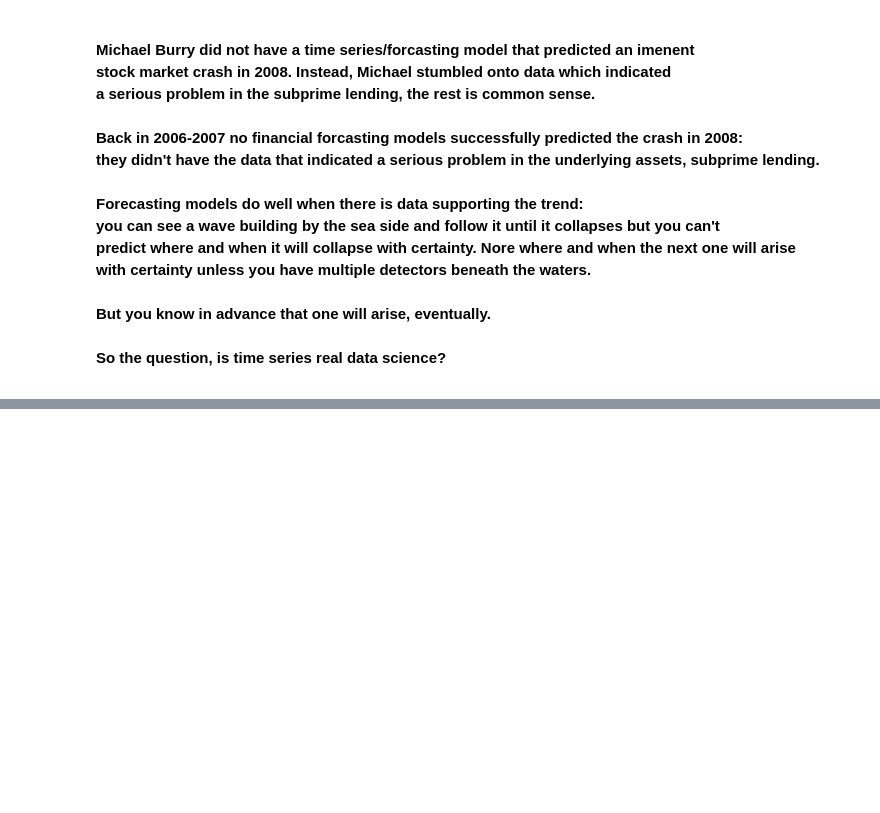
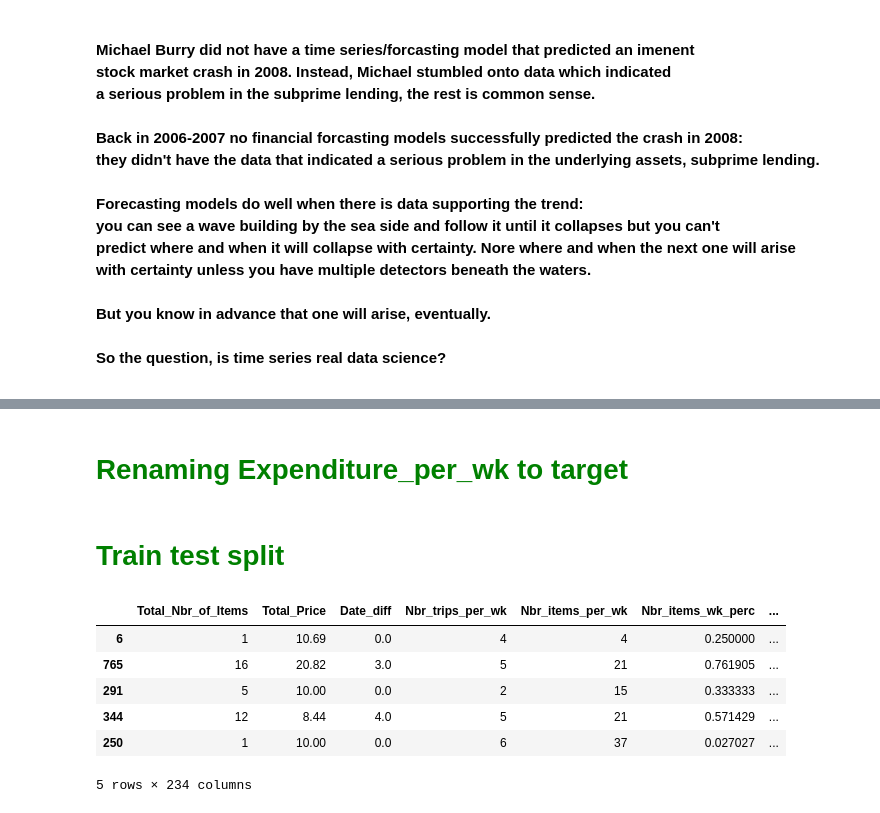
Before and after one commit to ManunEbo/Home-Shopping-ML, a Jupyter notebook: 4. Feature engineering/Regressor feature engineering.ipynb, the cells around one changed output, grey strips where cells are left out. Saved outputs shown, nothing was run; the diff lists cells and outputs as text; code cells hidden in the pictures; blank space fills up the shorter version.

```diff
--- a/4. Feature engineering/Regressor feature engineering.ipynb
+++ b/4. Feature engineering/Regressor feature engineering.ipynb
@@ -38,0 +149,2 @@ So the question, is time series real data science?</strong><br>
+# %% [markdown]
+<h1 style="color: green">Renaming Expenditure_per_wk to target</h1>
@@ -38,0 +153,18 @@ So the question, is time series real data science?</strong><br>
+# %% [markdown]
+<h1 style="color: green">Train test split</h1>
+# %%
+X_train,X_test, y_train, y_test =\
+train_test_split(raw1.drop(['target'], axis=1),
+                 raw1.target,
+                 test_size=0.30,
+                 random_state=44)
+# %%
+X_train.head()
+# %% [output]
+|  | Total_Nbr_of_Items | Total_Price | Date_diff | Nbr_trips_per_wk | Nbr_items_per_wk | Nbr_items_wk_perc | ... |
+| 6 | 1 | 10.69 | 0.0 | 4 | 4 | 0.250000 | ... |
+| 765 | 16 | 20.82 | 3.0 | 5 | 21 | 0.761905 | ... |
+| 291 | 5 | 10.00 | 0.0 | 2 | 15 | 0.333333 | ... |
+| 344 | 12 | 8.44 | 4.0 | 5 | 21 | 0.571429 | ... |
+| 250 | 1 | 10.00 | 0.0 | 6 | 37 | 0.027027 | ... |
+5 rows × 234 columns
```
Also changed, not shown: parts of 56 cells of this notebook, 3 other files.
